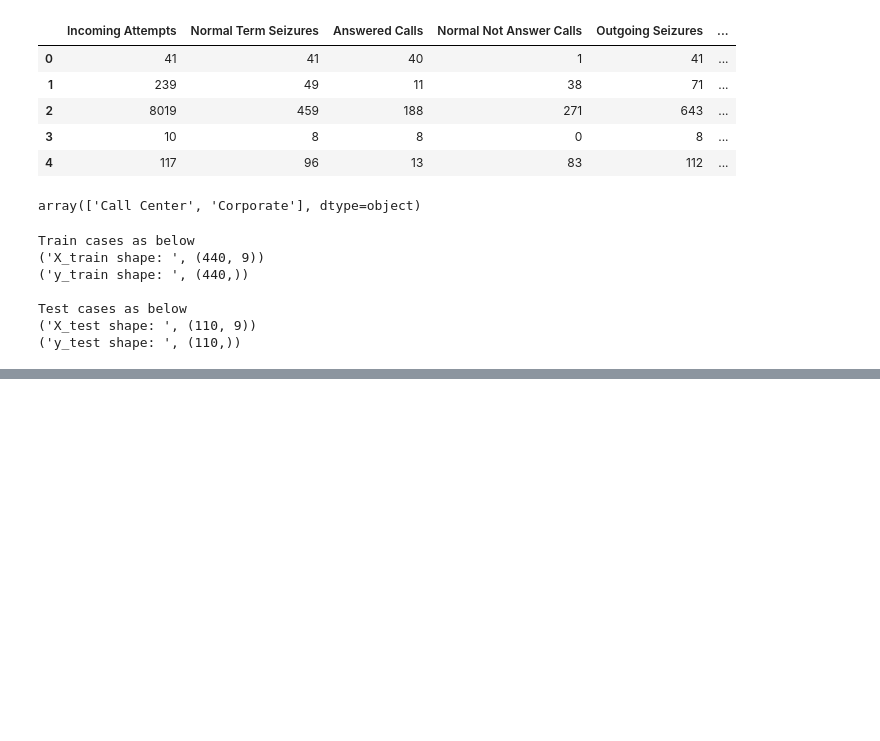
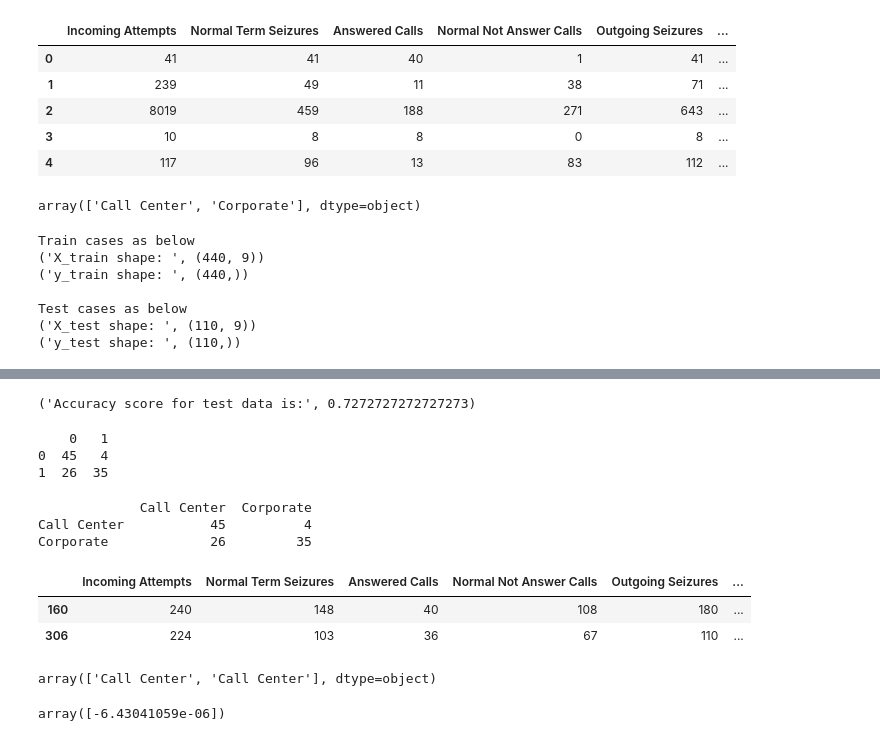
Before and after one commit to Mick2211/TataTelecomAI, a Jupyter notebook: TATA_CLassification.ipynb, the cells around one changed output, grey strips where cells are left out. Cells and saved outputs as stored; diff of their text form; code cells hidden in the pictures; blank space fills up the shorter version.

```diff
--- a/TATA_CLassification.ipynb
+++ b/TATA_CLassification.ipynb
@@ -66,0 +124,37 @@ Test cases as below
+# %%
+from sklearn.metrics import accuracy_score
+print('Accuracy score for test data is:', accuracy_score(y_test,y_pred_test))
+# %% [output]
+('Accuracy score for test data is:', 0.7272727272727273)
+# %%
+from sklearn.metrics import confusion_matrix
+
+confusion_matrix = pd.DataFrame(confusion_matrix(y_test, y_pred_test))
+
+print(confusion_matrix)
+# %% [output]
+    0   1
+0  45   4
+1  26  35
+# %%
+confusion_matrix.index = ['Call Center','Corporate']
+confusion_matrix.columns = ['Call Center','Corporate']
+print(confusion_matrix)
+# %% [output]
+             Call Center  Corporate
+Call Center           45          4
+Corporate             26         35
+# %%
+X_test[:2]
+# %% [output]
+|  | Incoming Attempts | Normal Term Seizures | Answered Calls | Normal Not Answer Calls | Outgoing Seizures | ... |
+| 160 | 240 | 148 | 40 | 108 | 180 | ... |
+| 306 | 224 | 103 | 36 | 67 | 110 | ... |
+# %%
+logreg.predict(X_test[:2])
+# %% [output]
+array(['Call Center', 'Call Center'], dtype=object)
+# %%
+logreg.intercept_
+# %% [output]
+array([-6.43041059e-06])
```
Also changed, not shown: parts of 11 cells of this notebook.
